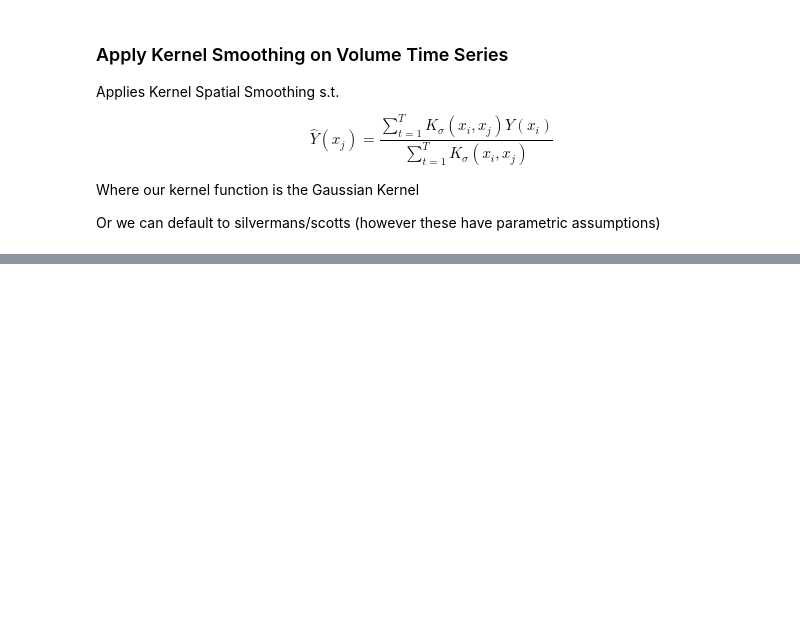
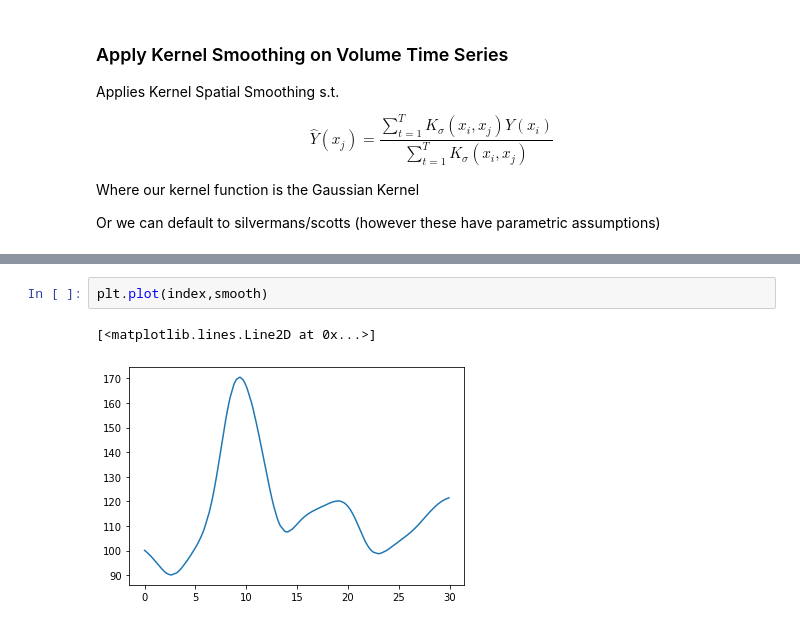
Before and after one commit to jasonbohne123/Adaptive_Signal_Estimation, a Jupyter notebook: Lasso_CPD/Kernel_Smoothing.ipynb, the cells around one changed output, grey strips where cells are left out. Cells and saved outputs as stored; diff of their text form; blank space fills up the shorter version.

```diff
--- a/Lasso_CPD/Kernel_Smoothing.ipynb
+++ b/Lasso_CPD/Kernel_Smoothing.ipynb
@@ -223,0 +150,5 @@ ax2.legend(loc='upper left')
+# %%
+plt.plot(index,smooth)
+# %% [output]
+[<matplotlib.lines.Line2D at 0x...>]
+[figure, added]
```
Also changed, not shown: parts of 14 cells of this notebook, 3 other files.
